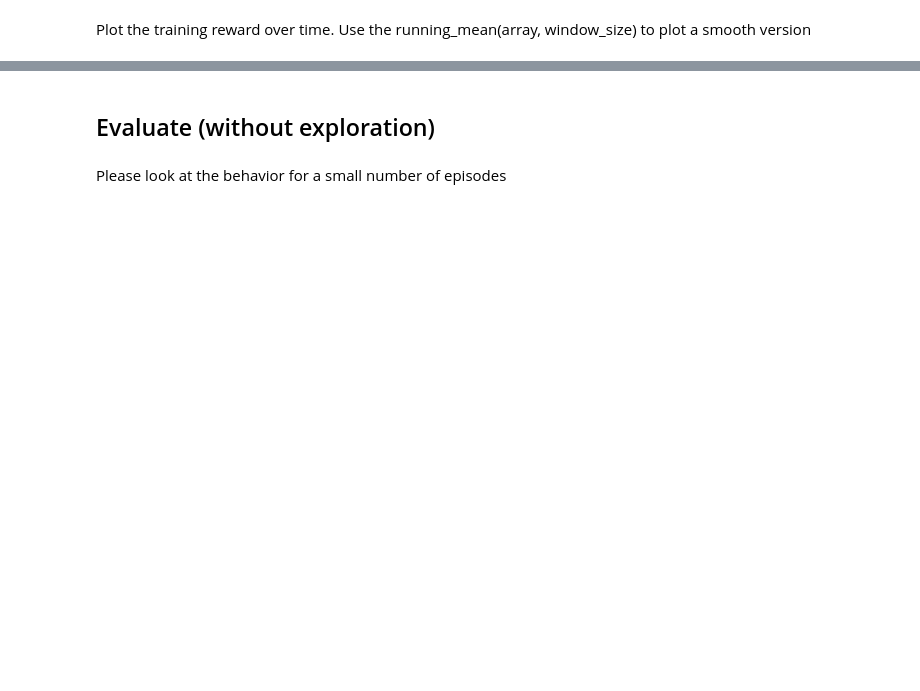
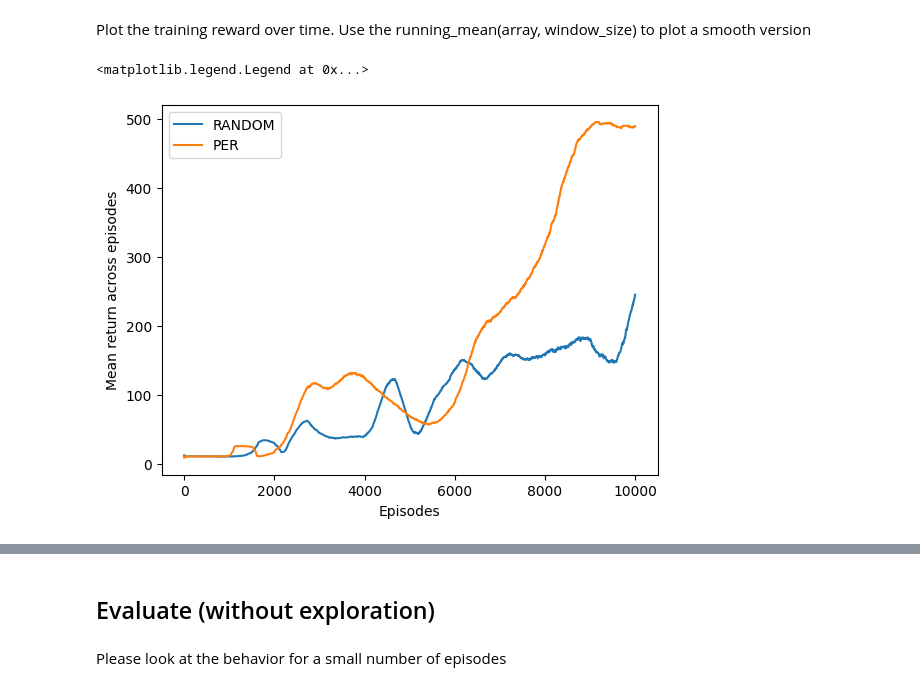
Before and after one commit to surabhisnath/Hockey_DQN, a Jupyter notebook: Gym-DQN-Surabhi2.ipynb, the cells around one changed output, grey strips where cells are left out. Drawn from its saved outputs; the diff is of its cells as text; code cells hidden in the pictures; blank space fills up the shorter version.

```diff
--- a/Gym-DQN-Surabhi2.ipynb
+++ b/Gym-DQN-Surabhi2.ipynb
@@ -80,12 +78,14 @@ q_agent = DQNAgent(o_space, ac_space, eps=0.2, update_Qt_after=20, PrioritizedMe
 # %% [markdown]
 Train the agent!
 # %%
+q_agent = DQNAgent(o_space, ac_space, eps=0.2, update_Qt_after=20, PrioritizedMemory=False)
+
 episode_rewards = []
 cum_mean_episode_rewards = []
 losses = []
-max_episodes = 5000
+max_episodes = 10000
 max_steps = 500
-printevery = 1000
+printevery = 500
 num_stored = 0
 for i in range(max_episodes):
     # print(f"Starting episode {i+1}")
@@ -116,0 +136,35 @@ IndexError: list index out of range
+# %%
+q_agent = DQNAgent(o_space, ac_space, eps=0.2, update_Qt_after=20, PrioritizedMemory=True)
+
+episode_rewards2 = []
+cum_mean_episode_rewards2 = []
+losses2 = []
+max_episodes = 10000
+max_steps = 500
+printevery = 500
+num_stored = 0
+for i in range(max_episodes):
+    # print(f"Starting episode {i+1}")
+    ob, _info = env.reset()
+    total_reward = 0
+
+    for t in range(max_steps):
+        a = q_agent.act(ob)
+        (ob_new, reward, done, trunc, _info) = env.step(a)
+
+        total_reward += reward
+        q_agent.store_transition((ob, a, reward, ob_new, done))
+        num_stored += 1
+        ob=ob_new
+
+        if done:
+            break
+
+    # print(f"Episode {i+1} ended after {t+1} steps. Episode reward = {total_reward}")
+
+    episode_rewards2.append(total_reward)
+    cum_mean_episode_rewards2.append(np.mean(episode_rewards2[-printevery:]))
+    losses2.append(np.mean(q_agent.train(1)))
+
+    if((i+1)%printevery==0):
+        print(f"{i+1} episodes completed: Mean cumulative reward: {np.mean(episode_rewards2[-printevery:])}")
@@ -117,7 +192,12 @@ IndexError: list index out of range
 # %% [markdown]
 Plot the training reward over time. Use the running_mean(array, window_size) to plot a smooth version
 # %%
-plt.plot(cum_mean_episode_rewards)
+plt.plot(cum_mean_episode_rewards, label="RANDOM")
+plt.plot(cum_mean_episode_rewards2, label="PER")
 plt.xlabel("Episodes")
 plt.ylabel("Mean return across episodes")
+plt.legend()
+# %% [output]
+<matplotlib.legend.Legend at 0x...>
+[figure, added]
 # %%
```
Also changed, not shown: parts of 11 cells of this notebook, 4 other files.
